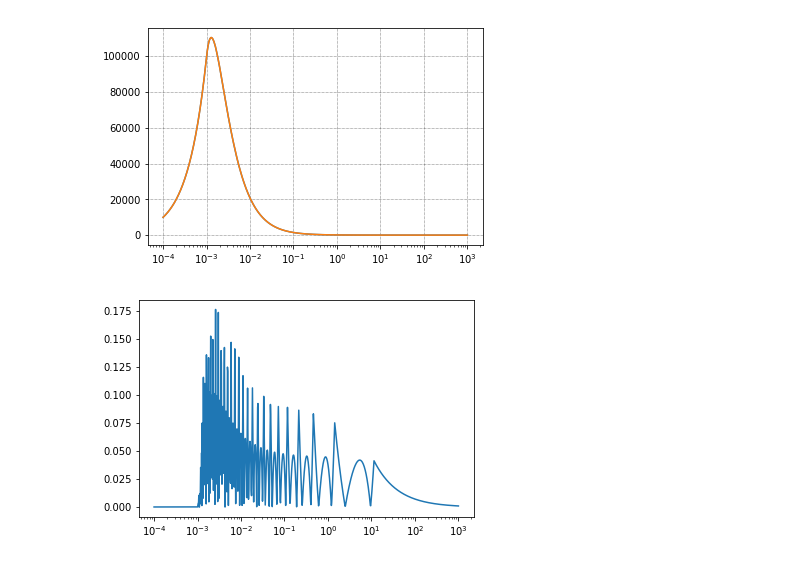
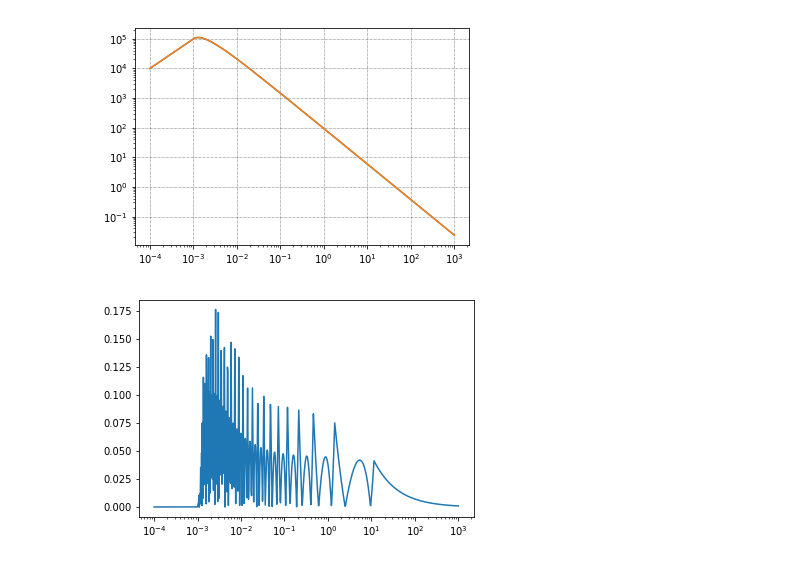
Before and after one commit to jsbarbosa/TesisFisica, a Jupyter notebook: Files/Week 8/Gammas.ipynb, the cells around one changed output. Drawn from its saved outputs; the diff is of its cells as text; code cells hidden in the pictures.

```diff
--- a/Files/Week 8/Gammas.ipynb
+++ b/Files/Week 8/Gammas.ipynb
@@ -33,11 +26,12 @@ error = 100 * (abs(p - values) / p)
 # %%
 plt.plot(r, p)
 plt.plot(r, values)
 
 plt.xscale('log')
+plt.yscale('log')
 plt.grid()
 # %% [output]
-[figure, old version]
+[figure, new version]
 # %%
 plt.plot(r, error)
 plt.xscale('log')
```
Also changed, not shown: parts of 1 cell of this notebook, 11 other files.
